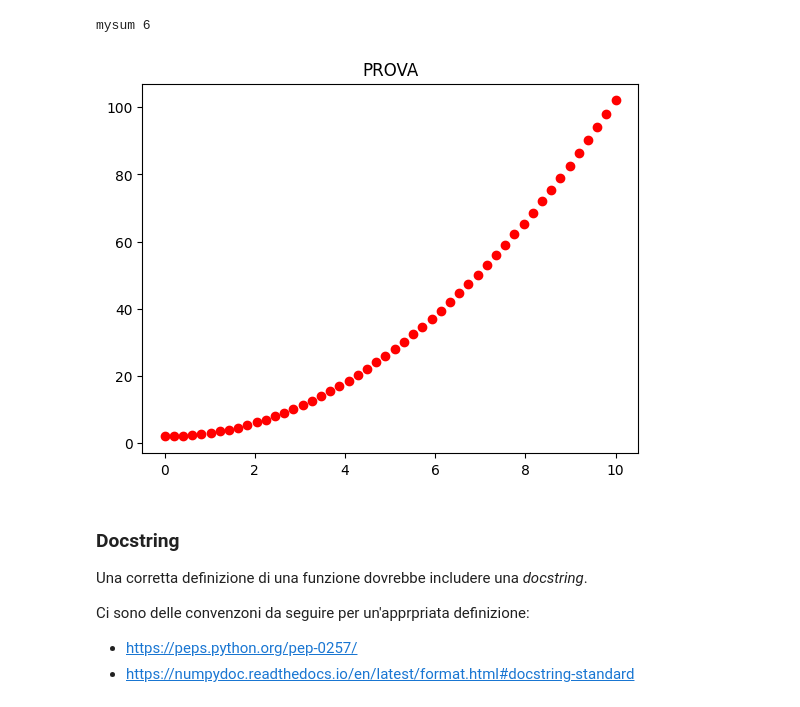
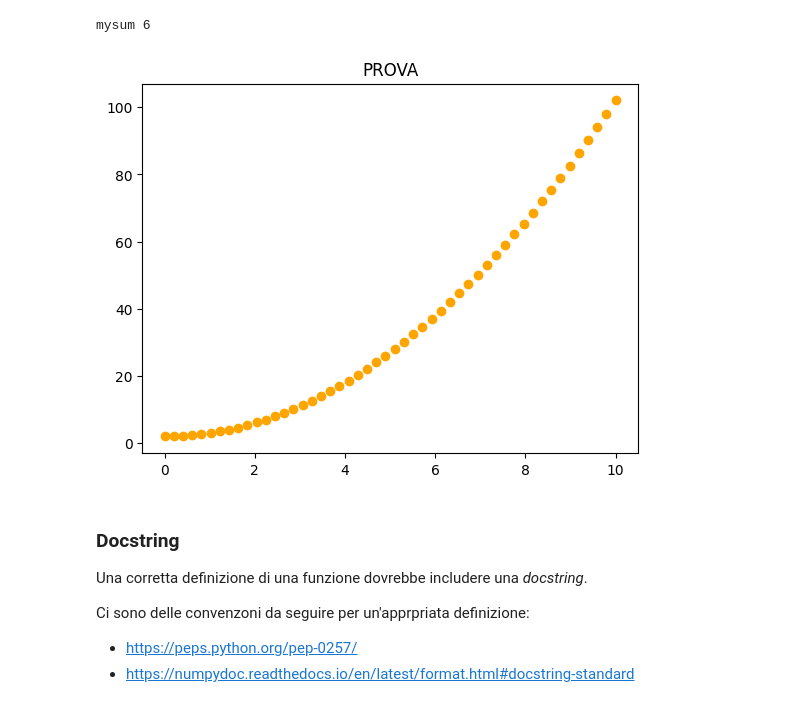
Before and after one commit to s-germani/metodi-computazionali-fisica-2025, a Jupyter notebook: notebooks/lezioni/L05_Funzioni_Moduli_e_Classi.ipynb, the cells around one changed output. Drawn from its saved outputs; the diff is of its cells as text; code cells hidden in the pictures.

```diff
--- a/notebooks/lezioni/L05_Funzioni_Moduli_e_Classi.ipynb
+++ b/notebooks/lezioni/L05_Funzioni_Moduli_e_Classi.ipynb
@@ -191,9 +194,9 @@ def myplot(title, **kwargs):
     plt.plot(xx, yy, **kwargs)
     plt.show()
 # %%
-myplot('PROVA', color='red', marker='o', lw=0)
+myplot('PROVA', color='orange', marker='o', lw=0)
 # %% [output]
-[figure, old version]
+[figure, new version]
 # %% [markdown]
 ### Docstring
 
```
Also changed, not shown: parts of 5 cells of this notebook, 5 other files.
